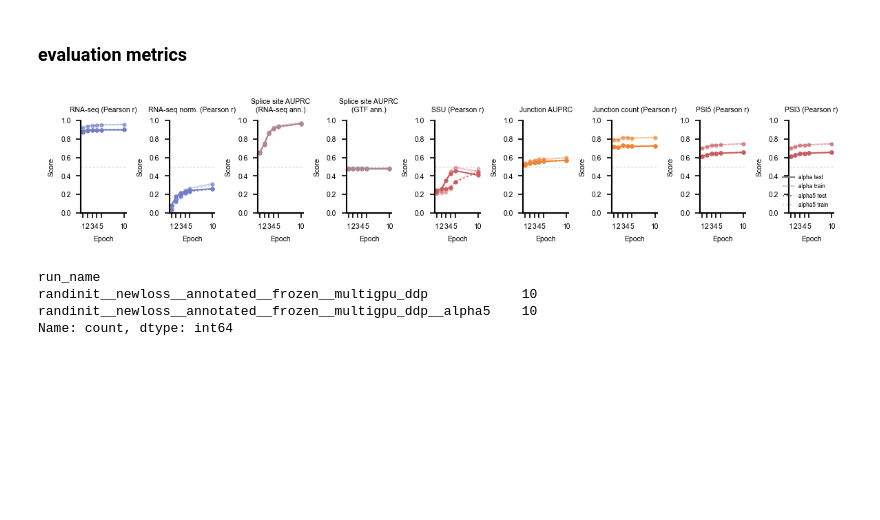
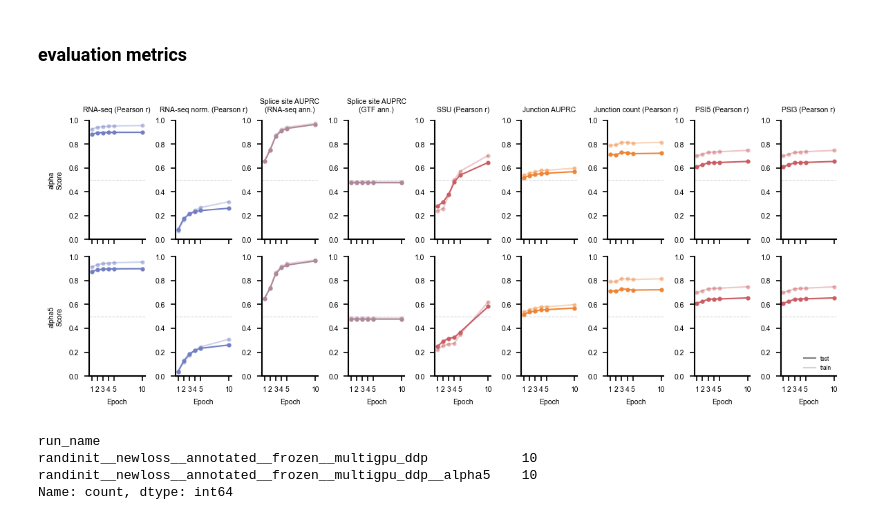
Before and after one commit to MiqG/alphagenome_finetuning_rna, a Jupyter notebook: figures/finetuning_full.ipynb, the cells around one changed output. Saved outputs shown, nothing was run; the diff lists cells and outputs as text; code cells hidden in the pictures; blank space fills up the shorter version.

```diff
--- a/figures/finetuning_full.ipynb
+++ b/figures/finetuning_full.ipynb
@@ -118,58 +118,71 @@ METRICS_OI = [
 
 MAP_LABELS = {
     "gene_expr_raw_mean":              "RNA-seq (Pearson r)",
     "gene_expr_norm_across_genes_mean":"RNA-seq norm. (Pearson r)",
     "splice_site_auprc_macro_rnaseq":  "Splice site AUPRC\n(RNA-seq ann.)",
     "splice_site_auprc_macro_gtf":     "Splice site AUPRC\n(GTF ann.)",
     "ssu_pearson_r_mean":              "SSU (Pearson r)",
     "junction_auprc_mean":             "Junction AUPRC",
     "junction_count_pearson_r_mean":   "Junction count (Pearson r)",
     "psi5_pearson_r_mean":             "PSI5 (Pearson r)",
     "psi3_pearson_r_mean":             "PSI3 (Pearson r)",
 }
 
 x = metrics_epochs.query("metric_name.isin(@METRICS_OI)")
 
+run_labels_ordered = ["alpha", "alpha5"]
 n_metrics = len(METRICS_OI)
-fig, axes = plt.subplots(1, n_metrics, figsize=(n_metrics * 2.2 * cm, 4 * cm), sharey=False)
+n_runs = len(run_labels_ordered)
 
-for ax, metric_name in zip(axes, METRICS_OI):
-    sub = x.query("metric_name == @metric_name")
-    color = PAL_METRIC_GROUPS.get(sub["metric_group"].iloc[0], "gray")
+fig, axes = plt.subplots(
+    n_runs, n_metrics,
+    figsize=(n_metrics * 2.2 * cm, n_runs * 4 * cm),
+    sharey=False, sharex=True,
+)
 
-    for run_label, run_grp in sub.groupby("run_label"):
-        ls = RUN_LINESTYLE[run_label]
-        for subset, sub_s in run_grp.groupby("subset"):
+for r_i, run_label in enumerate(run_labels_ordered):
+    for c_i, metric_name in enumerate(METRICS_OI):
+        ax = axes[r_i, c_i]
+        sub = x.query("metric_name == @metric_name and run_label == @run_label")
+        if len(sub) == 0:
+            sns.despine(ax=ax)
+            continue
+        color = PAL_METRIC_GROUPS.get(sub["metric_group"].iloc[0], "gray")
+
+        for subset, sub_s in sub.groupby("subset"):
             alpha = SUBSET_ALPHA_LEVEL[subset]
             ax.plot(
                 sub_s["epoch"], sub_s["value"],
                 color=color, linewidth=1, marker="o", markersize=2,
-                linestyle=ls, alpha=alpha,
+                linestyle="-", alpha=alpha,
             )
 
-    ax.set_title(MAP_LABELS[metric_name], fontsize=5)
-    ax.set_xlabel("Epoch", fontsize=5)
-    ax.set_ylabel("Score", fontsize=5)
-    ax.set_xticks(EPOCHS_OI)
-    ax.tick_params(labelsize=5)
-    ax.set_ylim(0, 1)
-    ax.axhline(0.5, color="lightgray", linestyle="--", linewidth=0.5, zorder=0)
-    sns.despine(ax=ax)
+        if r_i == 0:
+            ax.set_title(MAP_LABELS[metric_name], fontsize=5)
+        if r_i == n_runs - 1:
+            ax.set_xlabel("Epoch", fontsize=5)
+        if c_i == 0:
+            ax.set_ylabel("{}\nScore".format(run_label), fontsize=5)
+        ax.set_xticks(EPOCHS_OI)
+        ax.tick_params(labelsize=5)
+        ax.set_ylim(0, 1)
+        ax.axhline(0.5, color="lightgray", linestyle="--", linewidth=0.5, zorder=0)
+        sns.despine(ax=ax)
 
-# Legend: run (linestyle) × subset (opacity)
-handles = []
-for run_label, ls in RUN_LINESTYLE.items():
-    handles.append(plt.Line2D([0], [0], color="gray", linewidth=1, linestyle=ls,
-                              alpha=SUBSET_ALPHA_LEVEL["test"],    label="{} test".format(run_label)))
-    handles.append(plt.Line2D([0], [0], color="gray", linewidth=1, linestyle=ls,
-                              alpha=SUBSET_ALPHA_LEVEL["train_sample"], label="{} train".format(run_label)))
-axes[-1].legend(handles=handles, fontsize=4, frameon=False, loc="lower right")
+# Legend: subset (opacity)
+handles = [
+    plt.Line2D([0], [0], color="gray", linewidth=1, linestyle="-",
+               alpha=SUBSET_ALPHA_LEVEL["test"],         label="test"),
+    plt.Line2D([0], [0], color="gray", linewidth=1, linestyle="-",
+               alpha=SUBSET_ALPHA_LEVEL["train_sample"], label="train"),
+]
+axes[-1, -1].legend(handles=handles, fontsize=4, frameon=False, loc="lower right")
 
 plt.tight_layout()
 plt.savefig(os.path.join(OUTPUT_DIR, "evaluation_metrics.pdf"), bbox_inches="tight")
 plt.show()
 # %% [output]
-[figure, old version]
+[figure, new version]
 # %%
 logs.value_counts(["run_name"])
 # %% [output]
```
Also changed, not shown: parts of 7 cells of this notebook, 17 other files.
